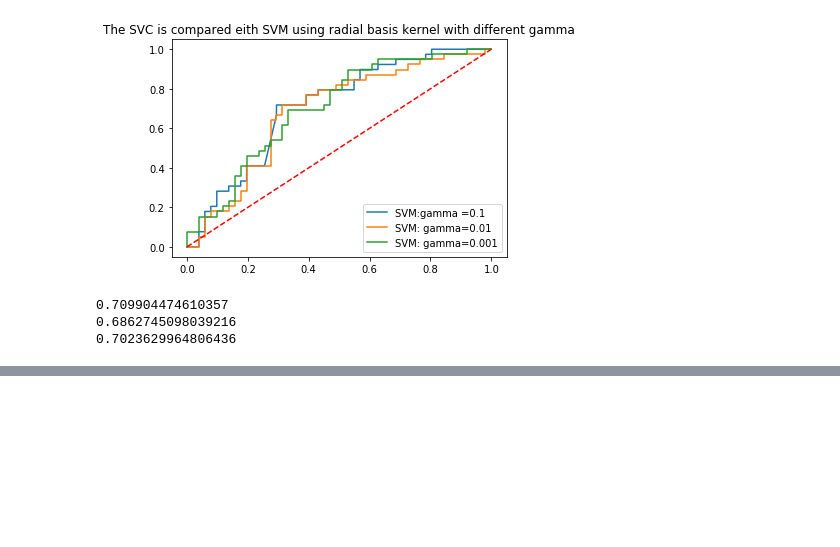
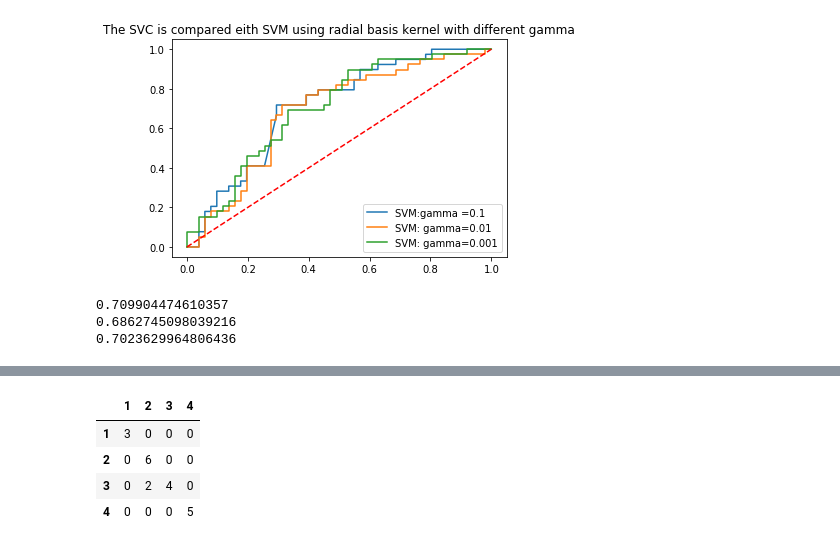
Before and after one commit to junyanyao/ISLR_Python, a Jupyter notebook: Ch9 Support Vector Machine.ipynb, the cells around one changed output, grey strips where cells are left out. Saved outputs shown, nothing was run; the diff lists cells and outputs as text; code cells hidden in the pictures; blank space fills up the shorter version.

```diff
--- a/Ch9 Support Vector Machine.ipynb
+++ b/Ch9 Support Vector Machine.ipynb
@@ -294,0 +388,9 @@ print(auc_svm3)
+# %%
+cm2= metrics.confusion_matrix(ytest, khan_pred)
+pd.DataFrame(cm2, index= out.classes_, columns=out.classes_)
+# %% [output]
+|  | 1 | 2 | 3 | 4 |
+| 1 | 3 | 0 | 0 | 0 |
+| 2 | 0 | 6 | 0 | 0 |
+| 3 | 0 | 2 | 4 | 0 |
+| 4 | 0 | 0 | 0 | 5 |
```
Also changed, not shown: parts of 17 cells of this notebook, 5 other files.
